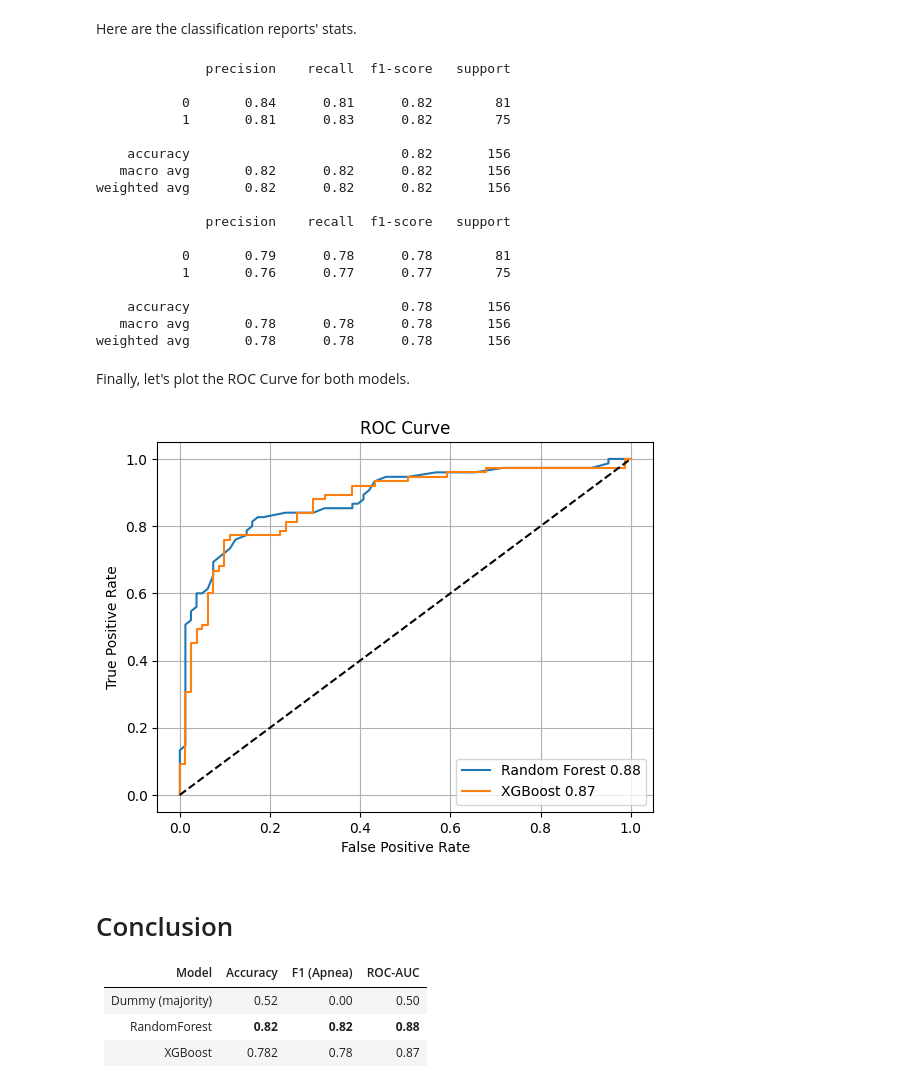
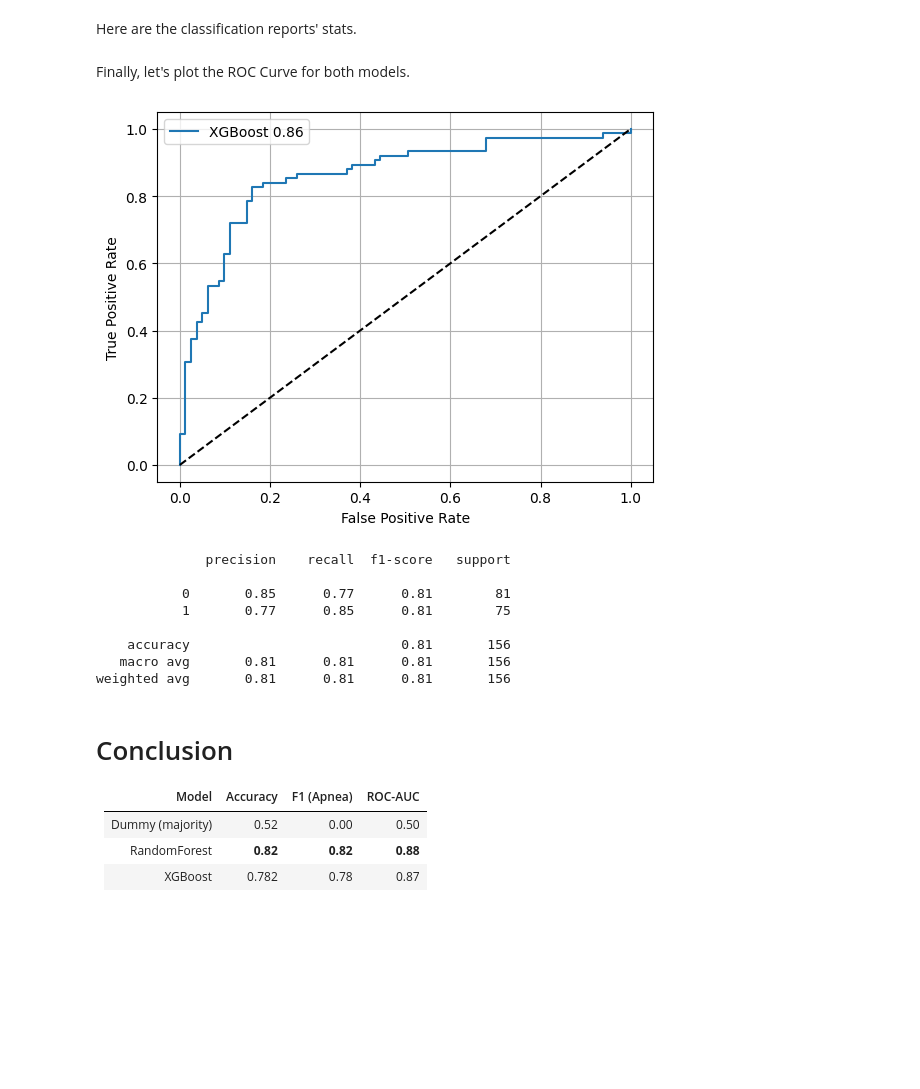
Before and after one commit to tinoseppala/notebooks, a Jupyter notebook: Sleep Apnea Detection/sleep_apnea_detection.ipynb, the cells around one changed output. Saved outputs shown, nothing was run; the diff lists cells and outputs as text; code cells hidden in the pictures; blank space fills up the shorter version.

```diff
--- a/Sleep Apnea Detection/sleep_apnea_detection.ipynb
+++ b/Sleep Apnea Detection/sleep_apnea_detection.ipynb
@@ -254,14 +199,0 @@ Fitting 4 folds for each of 30 candidates, totalling 120 fits
-# %%
-# features = np.array(feature_importance_df['feature'].head(20)) # we'll use these to rerun the model
-features = ['HRV_VLF','HRV_LF','HRV_HF', 'HRV_LFHF', 'HRV_pNN50','HRV_SampEn', 'HRV_ApEn', 'HRV_SD1', 'HRV_RMSSD']
-
-X_train = X_train[features]
-X_test = X_test[features]
-
-X_train.info()
-X_test.info()
-
-randomsearch_final.fit(X_train, y_train)
-xgb = randomsearch_final.best_estimator_
-print(randomsearch_final.best_params_)
-print(randomsearch_final.best_score_)
@@ -285,0 +285,8 @@ Data columns (total 9 columns):
+# %%
+
+y_pred = randomsearch_final.predict(X_test)
+print("Final predictions for test set")
+print("Accuracy:", accuracy_score(y_test, y_pred))
+print("Recall (sensitivity):", recall_score(y_test, y_pred))
+print("Precision:", precision_score(y_test, y_pred))
+print("F1:", f1_score(y_test, y_pred))
@@ -291,7 +304,5 @@ Performance was evaluated using Accuracy, Precision, Recall, F1-score and ROC+AU
 
 Here is a plot for the Confusion Matrices.
 # %%
-forest_classification = classification_report(y_val, y_pred_forest)
-forest_confusion = confusion_matrix(y_val, y_pred_forest)
-xgb_classification = classification_report(y_val, y_pred_xgb)
-xgb_confusion = confusion_matrix(y_val, y_pred_xgb)
+final_classification = classification_report(y_test, y_pred)
+final_confusion = confusion_matrix(y_test, y_pred)
@@ -312,50 +317,32 @@ plt.show()
 # %% [markdown]
 Here are the classification reports' stats.
-# %%
-print(forest_classification)
-print(xgb_classification)
-# %% [output]
-              precision    recall  f1-score   support
-
-           0       0.84      0.81      0.82        81
-           1       0.81      0.83      0.82        75
-
-    accuracy                           0.82       156
-   macro avg       0.82      0.82      0.82       156
-weighted avg       0.82      0.82      0.82       156
-
-              precision    recall  f1-score   support
-
-           0       0.79      0.78      0.78        81
-           1       0.76      0.77      0.77        75
-
-    accuracy                           0.78       156
-   macro avg       0.78      0.78      0.78       156
-weighted avg       0.78      0.78      0.78       156
 # %% [markdown]
 Finally, let's plot the ROC Curve for both models.
 # %%
 
-rf_probs = forest.predict_proba(X_test_scaled)[:, 1]
-xgb_probs = xgb.predict_proba(X_test_scaled)[:, 1]
+final_probs = randomsearch_final.predict_proba(X_test)[:, 1]
+final_fpr, final_tpr, _ = roc_curve(y_test, final_probs)
+final_auc = auc(final_fpr, final_tpr)
 
-rf_fpr, rf_tpr, _ = roc_curve(y_test, rf_probs)
-xgb_fpr, xgb_tpr, _ = roc_curve(y_test, xgb_probs)
-
-rf_auc = auc(rf_fpr, rf_tpr)
-xgb_auc = auc(xgb_fpr, xgb_tpr)
-
-plt.plot(rf_fpr, rf_tpr, label=f'Random Forest {rf_auc:.2f}')
-plt.plot(xgb_fpr, xgb_tpr, label=f'XGBoost {xgb_auc:.2f}')
+plt.plot(final_fpr, final_tpr, label=f'XGBoost {final_auc:.2f}')
 plt.plot([0, 1], [0, 1], 'k--')
 plt.xlabel('False Positive Rate')
 plt.ylabel('True Positive Rate')
-plt.title('ROC Curve')
 plt.legend()
 plt.grid(True)
 plt.show()
+
+print(final_classification)
 # %% [output]
-[figure, old version]
+[figure, new version]
+              precision    recall  f1-score   support
+
+           0       0.85      0.77      0.81        81
+           1       0.77      0.85      0.81        75
+
+    accuracy                           0.81       156
+   macro avg       0.81      0.81      0.81       156
+weighted avg       0.81      0.81      0.81       156
 # %% [markdown]
 # Conclusion
 
```
Also changed, not shown: parts of 16 cells of this notebook.
